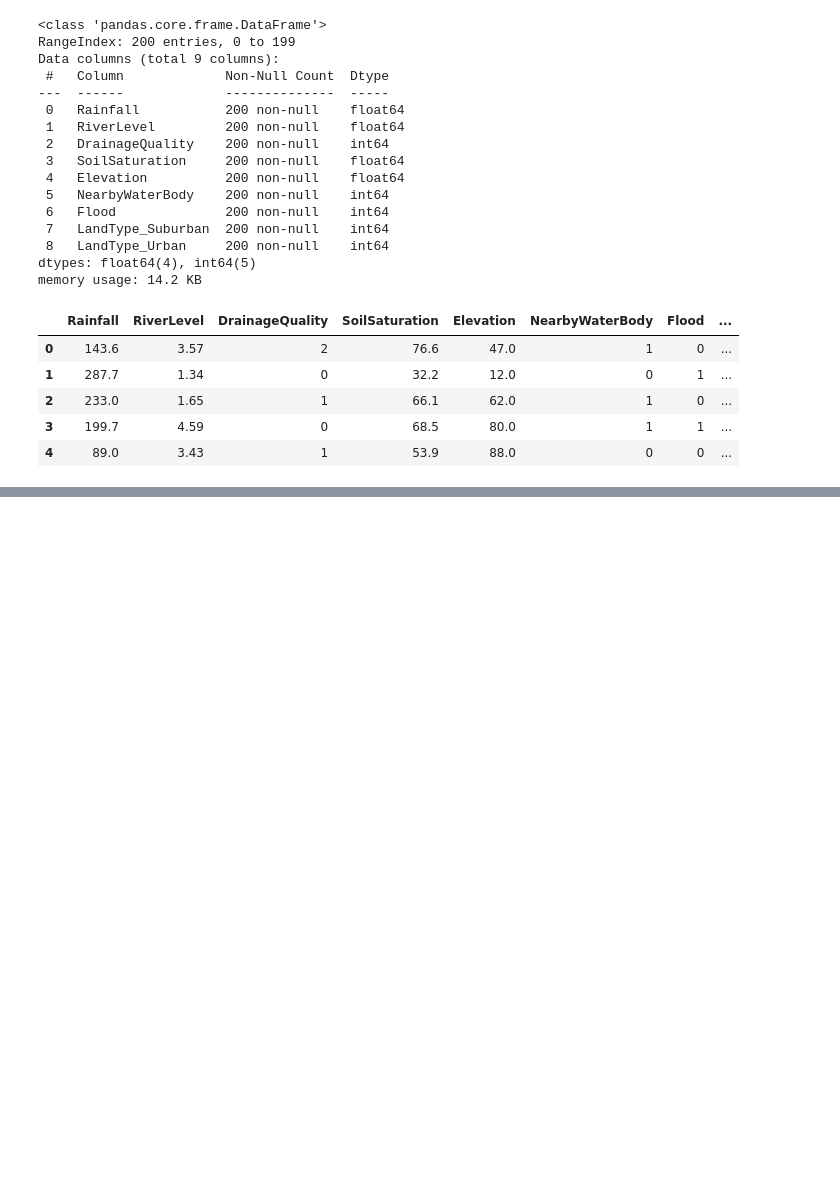
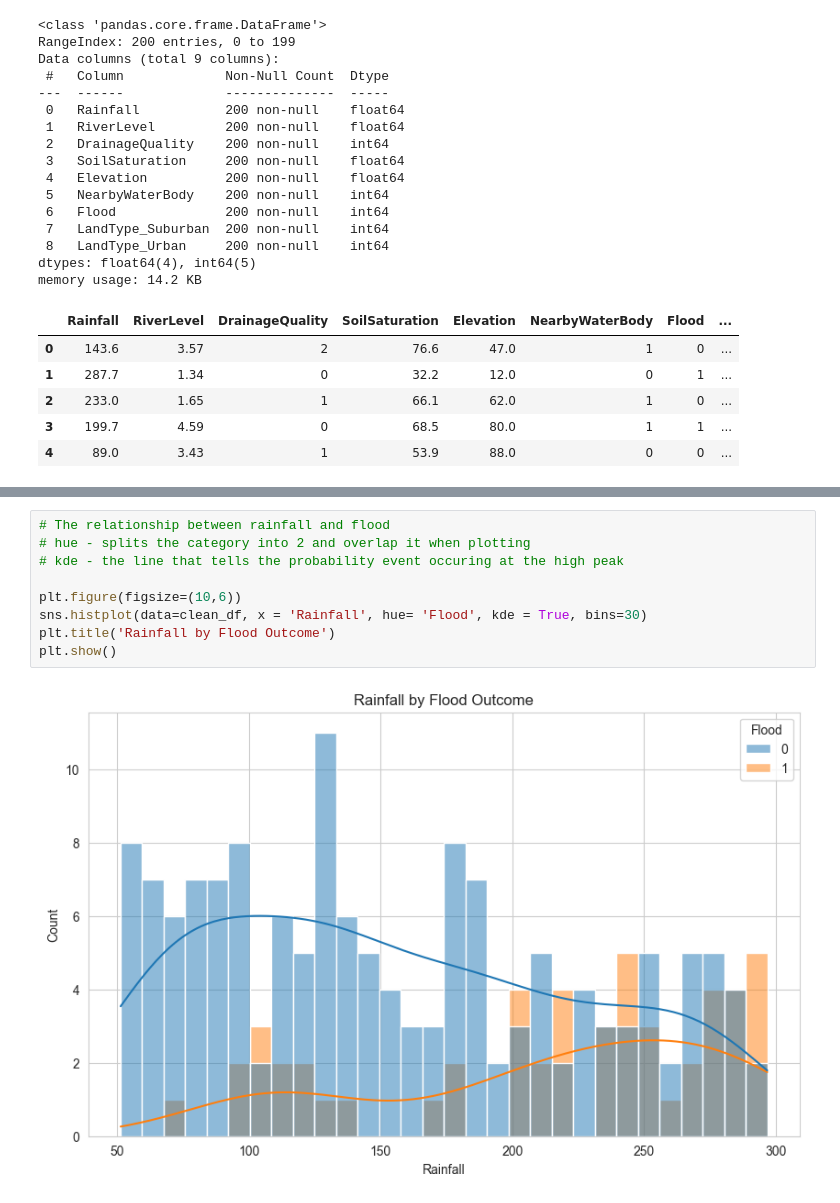
Before and after one commit to fredchongg/Flood-Prediction-Project, a Jupyter notebook: Flood_Prediction.ipynb, the cells around one changed output, grey strips where cells are left out. Drawn from its saved outputs; the diff is of its cells as text; blank space fills up the shorter version.

```diff
--- a/Flood_Prediction.ipynb
+++ b/Flood_Prediction.ipynb
@@ -118,0 +133,11 @@ memory usage: 14.2 KB
+# %%
+# The relationship between rainfall and flood
+# hue - splits the category into 2 and overlap it when plotting
+# kde - the line that tells the probability event occuring at the high peak
+
+plt.figure(figsize=(10,6))
+sns.histplot(data=clean_df, x = 'Rainfall', hue= 'Flood', kde = True, bins=30)
+plt.title('Rainfall by Flood Outcome')
+plt.show()
+# %% [output]
+[figure, added]
```
Also changed, not shown: parts of 4 cells of this notebook.
